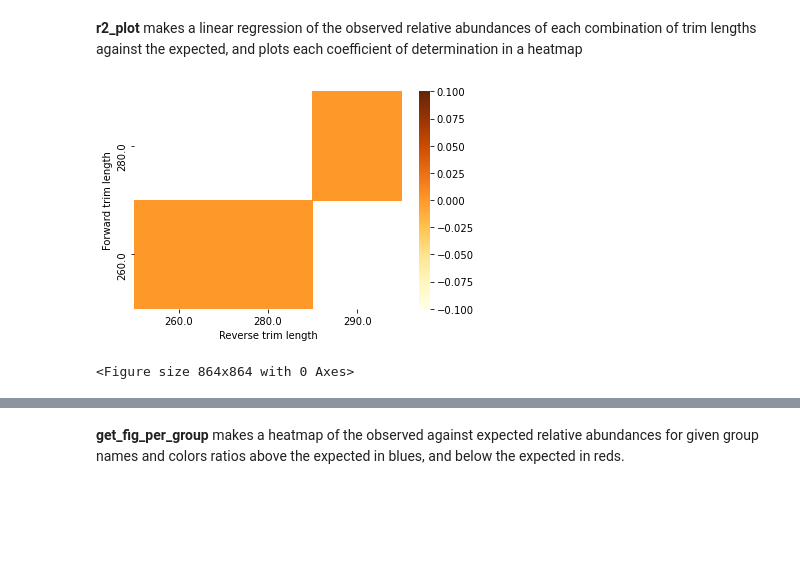
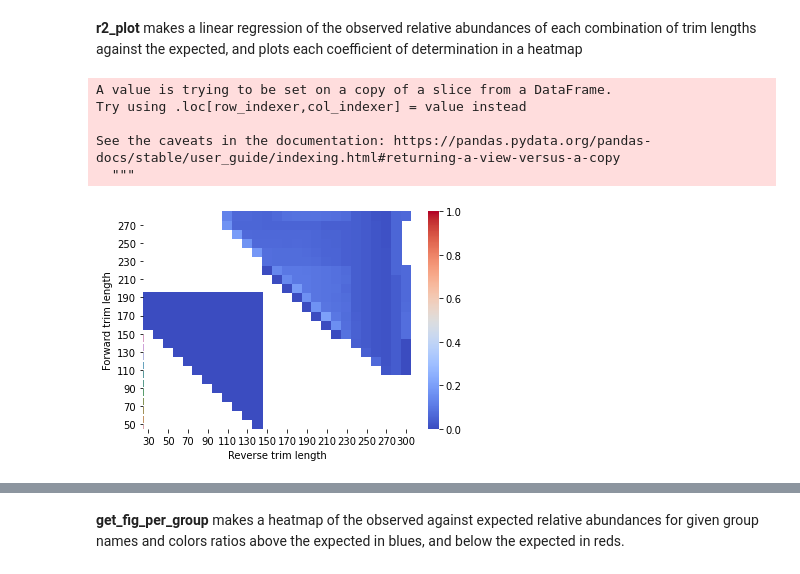
Before and after one commit to dianahaider/final_data_and_code, a Jupyter notebook: run_analysis.ipynb, the cells around one changed output, grey strips where cells are left out. Cells and saved outputs as stored; diff of their text form; code cells hidden in the pictures; blank space fills up the shorter version.

```diff
--- a/run_analysis.ipynb
+++ b/run_analysis.ipynb
@@ -310,0 +506,5 @@ Saved selected sequences as 02-EUKs/all_seqs/RallFall46Staggered.fasta
+# %%
+separated['key'] = [s.split('; ')[-2:] for s in separated['Taxon']] #extract only the last two tax ranks for visualization
+separated['key'] = separated['key'].apply(lambda x: '_'.join(map(str, x))) #convert list of last two ranks to string
+separated['ratio'] = separated['ratio'].fillna(0)
+separated.key.unique()
@@ -442,5 +710,9 @@ def r2_plot():
-# %%
-r2_plot()
-# %% [output]
-[figure, removed]
-<Figure size 864x864 with 0 Axes>
+# %%
+expected_silva_selected, testcopy, expobs_comp = expected_df(comm, composition)
+# %% [output]
+A value is trying to be set on a copy of a slice from a DataFrame.
+Try using .loc[row_indexer,col_indexer] = value instead
+
+See the caveats in the documentation: https://pandas.pydata.org/pandas-docs/stable/user_guide/indexing.html#returning-a-view-versus-a-copy
+  """
+[figure, added]
```
Also changed, not shown: parts of 99 cells of this notebook, 1 other file.
